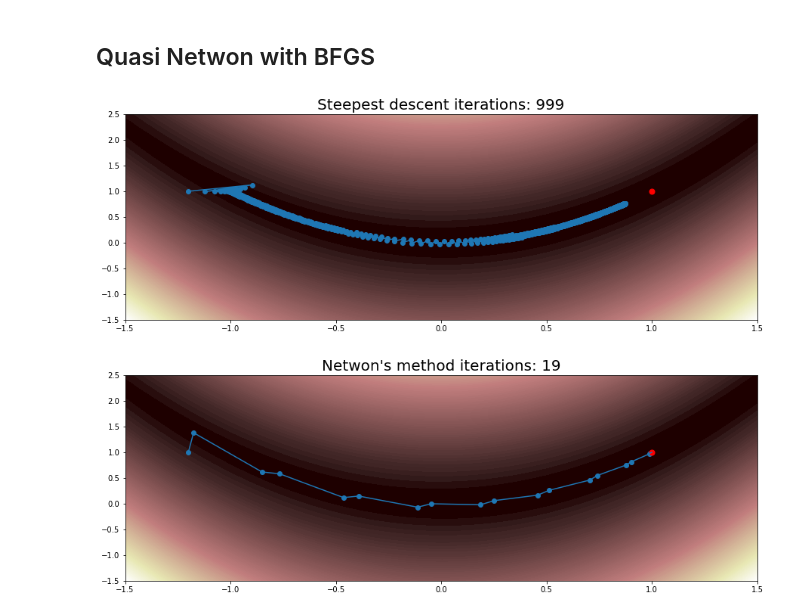
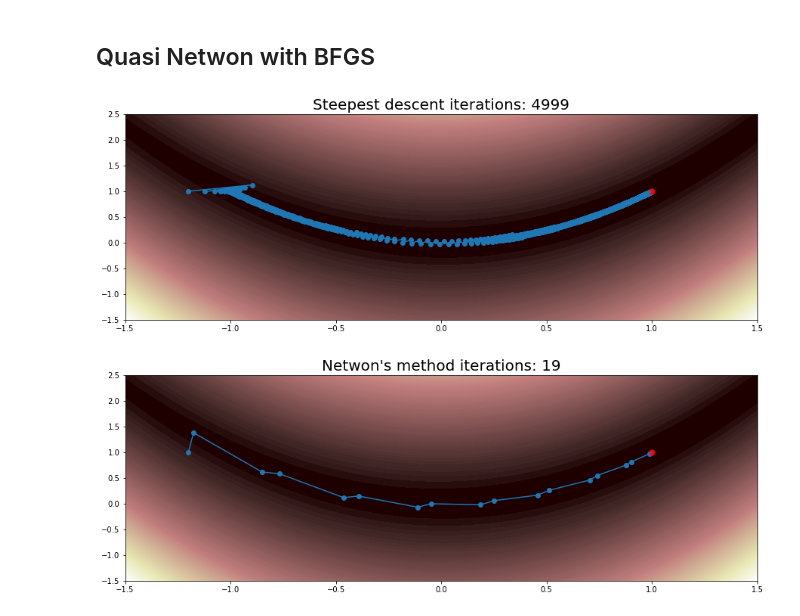
Before and after one commit to agarbuno/probnum, a Jupyter notebook: python/bfgs.ipynb, the cells around one changed output. Cells and saved outputs as stored; diff of their text form; code cells hidden in the pictures.

```diff
--- a/python/bfgs.ipynb
+++ b/python/bfgs.ipynb
@@ -207,7 +207,7 @@ def linesearch(p, g, f, x):
 # %% [markdown]
 ## Steepest descent
 # %%
-niter = 1000
+niter = 5000
 x0 = np.array([-1.2,1.])
 
 Xall_sd = x0
@@ -228,8 +228,6 @@ n_sd = n
 # %% [markdown]
 ## Newton's method
 # %%
-niter = 100
-
 Xall_nw = x0
 xold = x0
 
@@ -248,8 +246,6 @@ n_nw = n
 # %% [markdown]
 ## Quasi Netwon with BFGS
 # %%
-niter = 100
-
 Xall_bfgs = x0
 xold = x0
 
@@ -283,9 +279,9 @@ def plot_iter(Xall, steps = 1, niter = 100):
 # %%
 plot_iter(Xall_sd, steps = 1, niter = n_sd)
 plt.title("Steepest descent iterations: %s"%(n_sd), fontsize = 20);
-plt.scatter(1,1,c = 'r', s = 50);
+plt.scatter(1,1,c = 'r', s = 50, zorder = 3);
 # %% [output]
-[figure, old version]
+[figure, new version]
 # %%
 plot_iter(Xall_nw, niter = n_nw)
 plt.title("Netwon's method iterations: %s"%(n_nw), fontsize = 20);
```
Also changed, not shown: parts of 6 cells of this notebook.
